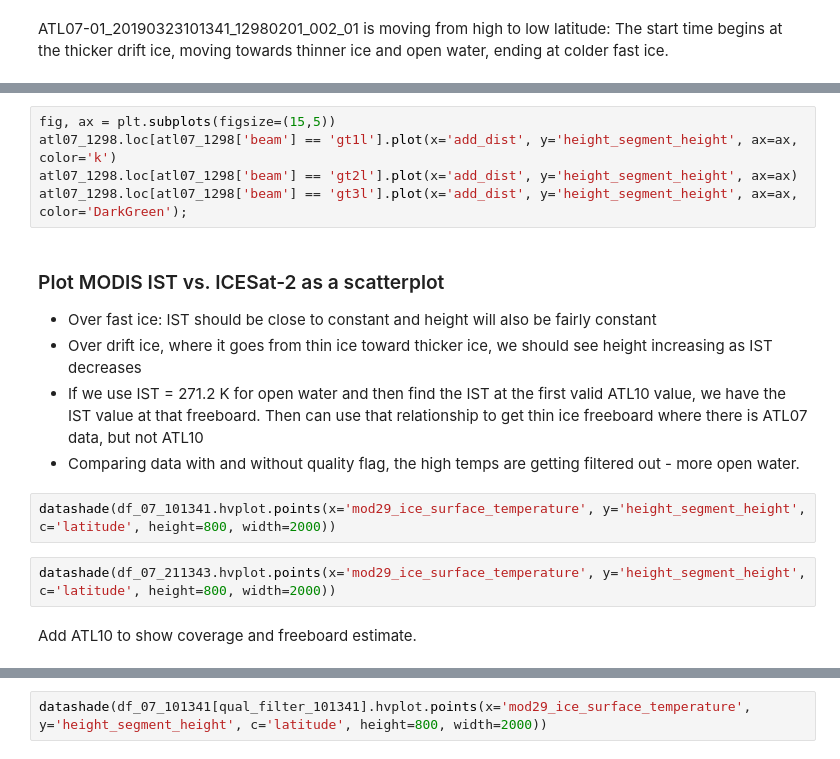
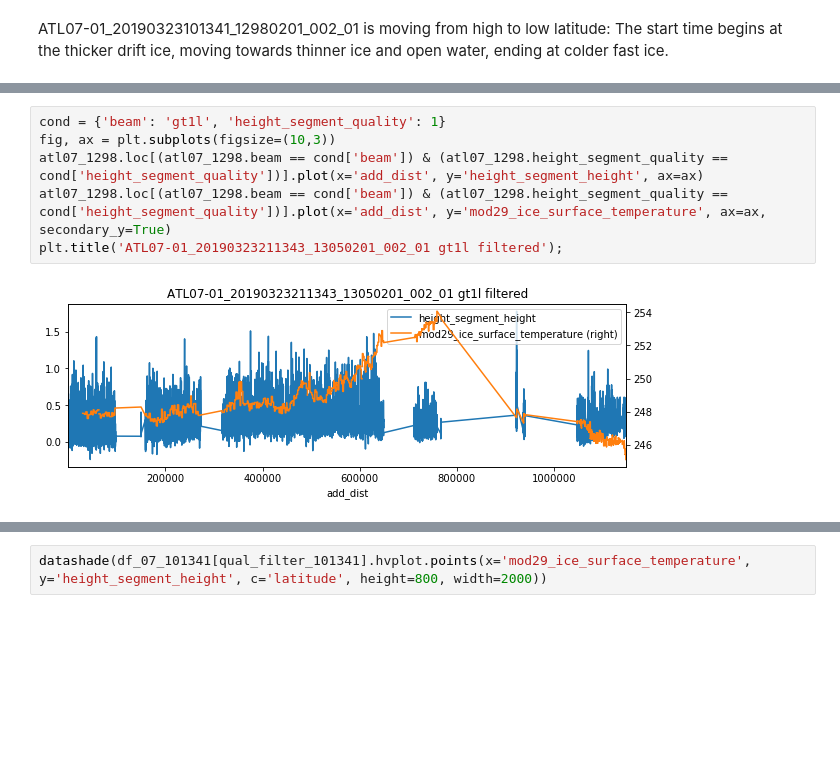
Before and after one commit to nsidc/AGU-2019-NSIDC-Data-Tutorial, a Jupyter notebook: notebooks/Visualize and Analyze Data.ipynb, the cells around one changed output, grey strips where cells are left out. Cells and saved outputs as stored; diff of their text form; blank space fills up the shorter version.

```diff
--- a/notebooks/Visualize and Analyze Data.ipynb
+++ b/notebooks/Visualize and Analyze Data.ipynb
@@ -474,18 +518,8 @@ DISTANCE!
 # %%
-fig, ax = plt.subplots(figsize=(15,5))
-atl07_1298.loc[atl07_1298['beam'] == 'gt1l'].plot(x='add_dist', y='height_segment_height', ax=ax, color='k')
-atl07_1298.loc[atl07_1298['beam'] == 'gt2l'].plot(x='add_dist', y='height_segment_height', ax=ax)
-atl07_1298.loc[atl07_1298['beam'] == 'gt3l'].plot(x='add_dist', y='height_segment_height', ax=ax, color='DarkGreen');
+cond = {'beam': 'gt1l', 'height_segment_quality': 1}
+fig, ax = plt.subplots(figsize=(10,3))
+atl07_1298.loc[(atl07_1298.beam == cond['beam']) & (atl07_1298.height_segment_quality == cond['height_segment_quality'])].plot(x='add_dist', y='height_segment_height', ax=ax)
+atl07_1298.loc[(atl07_1298.beam == cond['beam']) & (atl07_1298.height_segment_quality == cond['height_segment_quality'])].plot(x='add_dist', y='mod29_ice_surface_temperature', ax=ax, secondary_y=True)
+plt.title('ATL07-01_20190323211343_13050201_002_01 gt1l filtered');
+# %% [output]
+[figure, added]
-# %% [markdown]
-### Plot MODIS IST vs. ICESat-2 as a scatterplot
-
-* Over fast ice: IST should be close to constant and height will also be fairly constant
-* Over drift ice, where it goes from thin ice toward thicker ice, we should see height increasing as IST decreases
-* If we use IST = 271.2 K for open water and then find the IST at the first valid ATL10 value, we have the IST value at that freeboard. Then can use that relationship to get thin ice freeboard where there is ATL07 data, but not ATL10
-* Comparing data with and without quality flag, the high temps are getting filtered out - more open water.
-# %%
-datashade(df_07_101341.hvplot.points(x='mod29_ice_surface_temperature', y='height_segment_height', c='latitude', height=800, width=2000))
-# %%
-datashade(df_07_211343.hvplot.points(x='mod29_ice_surface_temperature', y='height_segment_height', c='latitude', height=800, width=2000))
-# %% [markdown]
-Add ATL10 to show coverage and freeboard estimate.
```
Also changed, not shown: parts of 32 cells of this notebook.
